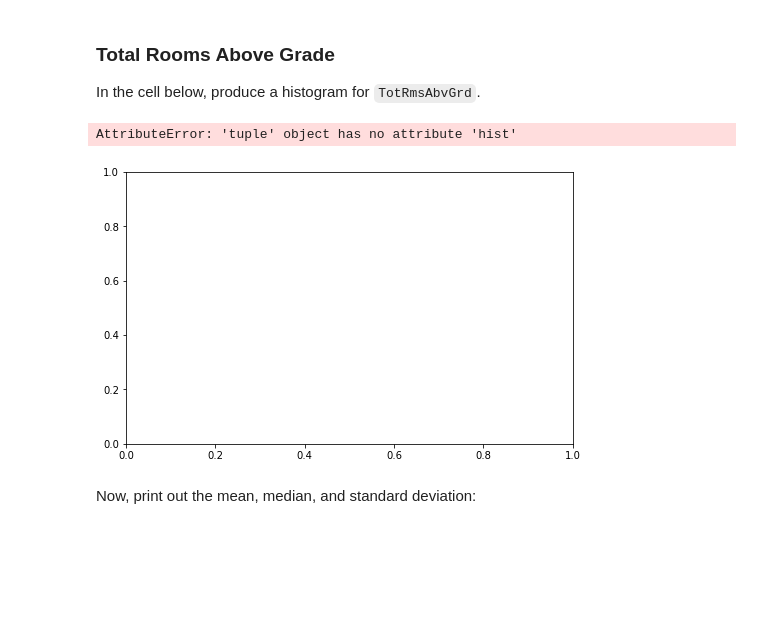
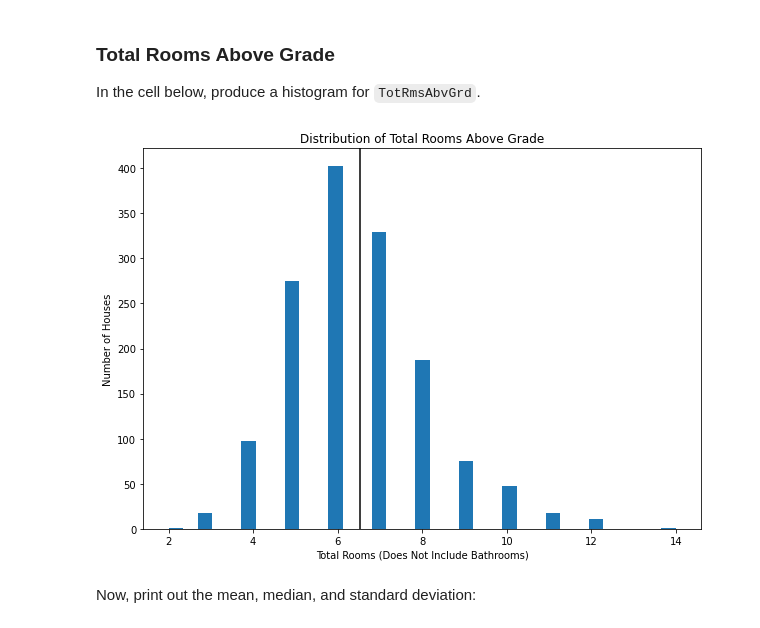
Before and after one commit to Wainich/dsc-pandas-eda-lab, a Jupyter notebook: index.ipynb, the cells around one changed output. Cells and saved outputs as stored; diff of their text form; code cells hidden in the pictures; blank space fills up the shorter version.

```diff
--- a/index.ipynb
+++ b/index.ipynb
@@ -202,13 +220,16 @@ High-end house in this area have raised the mean to $180,921 but the median is $
 ### Total Rooms Above Grade
 
 In the cell below, produce a histogram for `TotRmsAbvGrd`.
-# %%
-ax = plt.subplots(figsize=(8,5))
-x = 'TotRmsAbvGrd'
-ax.hist(x)
-# %% [output]
-AttributeError: 'tuple' object has no attribute 'hist'
-[figure, removed]
+# %%
+plot_histogram(
+    df,
+    "TotRmsAbvGrd",
+    "Distribution of Total Rooms Above Grade",
+    "Total Rooms (Does Not Include Bathrooms)",
+    "Number of Houses"
+)
+# %% [output]
+[figure, added]
 # %% [markdown]
 Now, print out the mean, median, and standard deviation:
 # %%
```
Also changed, not shown: parts of 10 cells of this notebook.
